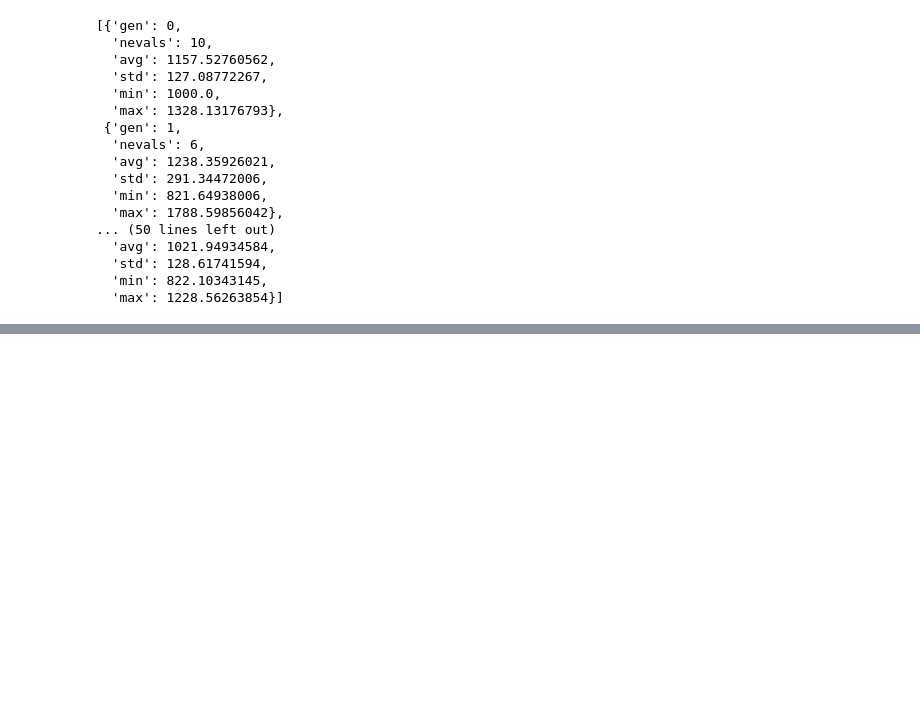
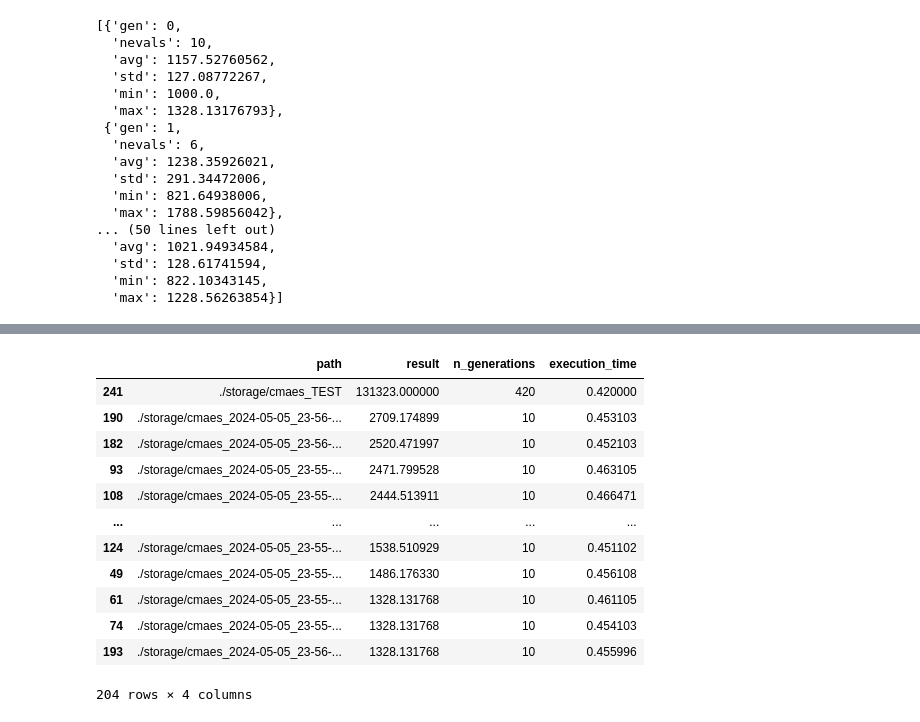
Before and after one commit to proman3419/inwestycje, a Jupyter notebook: app/storage_utils.ipynb, the cells around one changed output, grey strips where cells are left out. Cells and saved outputs as stored; diff of their text form; code cells hidden in the pictures; blank space fills up the shorter version.

Commit message:
Added load_summary example

```diff
--- a/app/storage_utils.ipynb
+++ b/app/storage_utils.ipynb
@@ -234,0 +255,16 @@ display(logbook)
+# %%
+load_summary('cmaes')
+# %% [output]
+|  | path | result | n_generations | execution_time |
+| 241 | ./storage/cmaes_TEST | 131323.000000 | 420 | 0.420000 |
+| 190 | ./storage/cmaes_2024-05-05_23-56-... | 2709.174899 | 10 | 0.453103 |
+| 182 | ./storage/cmaes_2024-05-05_23-56-... | 2520.471997 | 10 | 0.452103 |
+| 93 | ./storage/cmaes_2024-05-05_23-55-... | 2471.799528 | 10 | 0.463105 |
+| 108 | ./storage/cmaes_2024-05-05_23-55-... | 2444.513911 | 10 | 0.466471 |
+| ... | ... | ... | ... | ... |
+| 124 | ./storage/cmaes_2024-05-05_23-55-... | 1538.510929 | 10 | 0.451102 |
+| 49 | ./storage/cmaes_2024-05-05_23-55-... | 1486.176330 | 10 | 0.456108 |
+| 61 | ./storage/cmaes_2024-05-05_23-55-... | 1328.131768 | 10 | 0.461105 |
+| 74 | ./storage/cmaes_2024-05-05_23-55-... | 1328.131768 | 10 | 0.454103 |
+| 193 | ./storage/cmaes_2024-05-05_23-56-... | 1328.131768 | 10 | 0.455996 |
+204 rows × 4 columns
```
Also changed, not shown: parts of 3 cells of this notebook.
